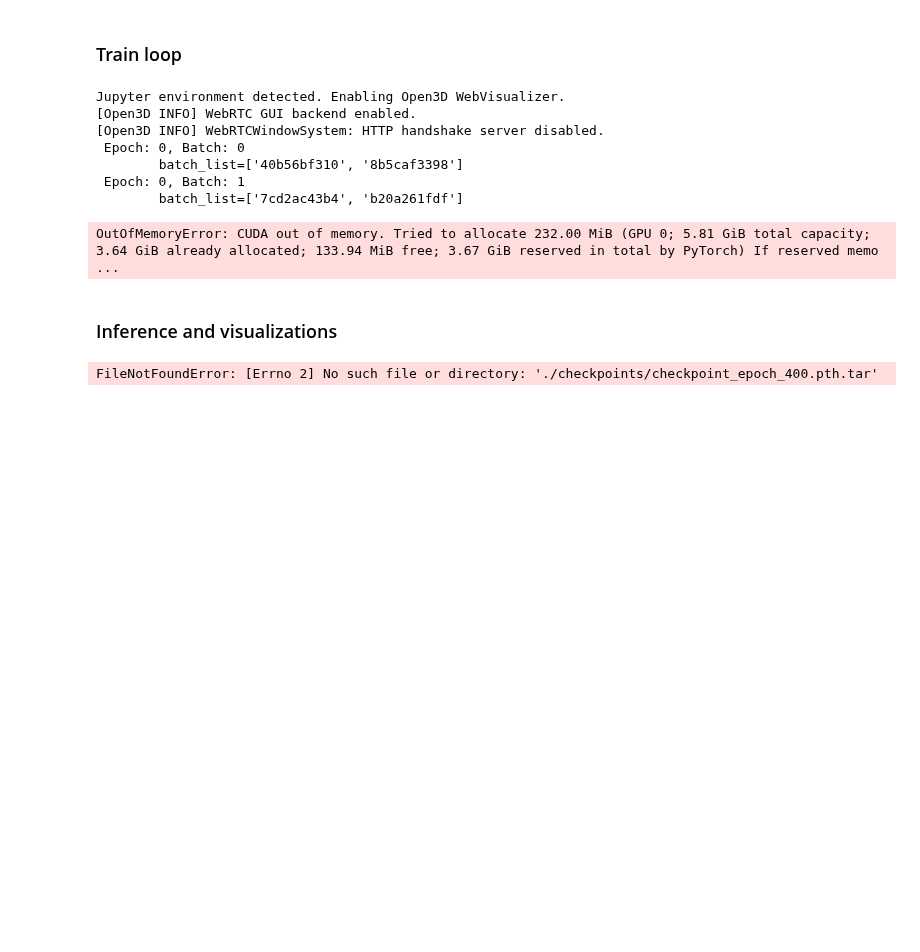
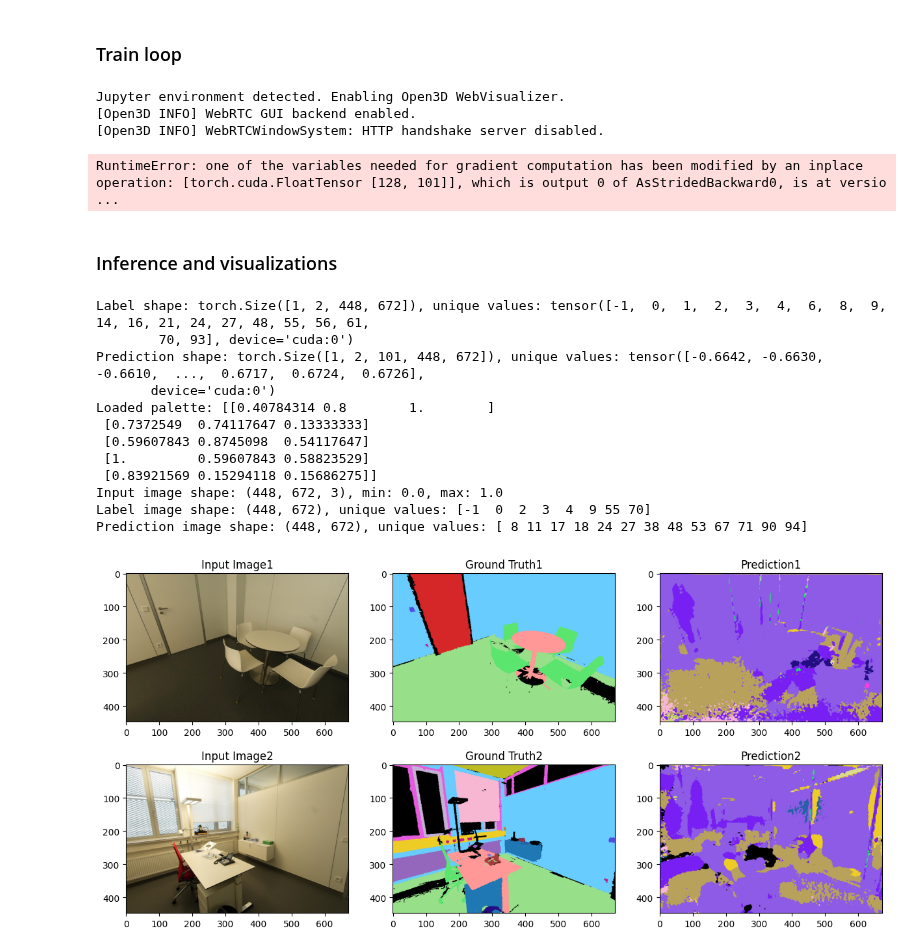
Before and after one commit to HUQiancheng/new-script, a Jupyter notebook: train.ipynb, the cells around one changed output. Cells and saved outputs as stored; diff of their text form; code cells hidden in the pictures; blank space fills up the shorter version.

```diff
--- a/train.ipynb
+++ b/train.ipynb
@@ -209,7 +209,7 @@ save_interval = 10  # Save a checkpoint every 10 epochs
 for epoch in range(start_epoch, num_epochs):
 
     model.train() # set 2D network to eval mode when training 3D network
-    running_loss_2d = 0.0
+
     running_loss = 0.0
     running_corrects1 = 0
     running_corrects2 = 0
@@ -219,8 +219,7 @@ for epoch in range(start_epoch, num_epochs):
     for i, images in enumerate(train_loader):
         #########################################
         # 首先传递batch_list给3D网络
-        batch_list = images['scene_id']
-        print(f' Epoch: {epoch}, Batch: {i}\n\tbatch_list={batch_list}')
+
 
         #########################################
         # 得到2D的输入和labels
@@ -294,21 +293,22 @@ for epoch in range(start_epoch, num_epochs):
         loss2d_1.backward(retain_graph=True)
         optimizer_2d.step()
 
-        loss2d_2.backward()
+        loss2d_2.backward(retain_graph=True)
         optimizer_2d.step()
 
         # Calculate the total loss to print
         loss2d = (loss2d_1 + loss2d_2)/2
+        # loss2d.backward()
 
         running_loss += loss2d.item()
 
-        # # 计算准确率
-        corrects1 = calculate_accuracy(outputs1, labels1, IGNORE_INDEX)
-        running_corrects1 += corrects1 * inputs.size(0)
-        corrects2 = calculate_accuracy(outputs2, labels2, IGNORE_INDEX)
-        running_corrects2 += corrects2 * inputs.size(0)
+        # # # 计算准确率
+        # corrects1 = calculate_accuracy(outputs1, labels1, IGNORE_INDEX)
+        # running_corrects1 += corrects1 * inputs.size(0)
+        # corrects2 = calculate_accuracy(outputs2, labels2, IGNORE_INDEX)
+        # running_corrects2 += corrects2 * inputs.size(0)
 
-        running_corrects = (running_corrects1 + running_corrects2) / 2
+        # running_corrects = (running_corrects1 + running_corrects2) / 2
 
         total_samples += inputs.size(0)
 
@@ -319,7 +319,7 @@ for epoch in range(start_epoch, num_epochs):
         # point_cloud_features2 = project_to_3d(outputs2, depth2, K2, R2, T2, ignore_index=IGNORE_INDEX)
         # # Concatenate the two point cloud features along the second dimension
         # point_cloud_features = torch.cat((point_cloud_features1, point_cloud_features2), dim=1)  # Shape: (batch_size, 2*num_points, 3 + num_classes)
-        # # print('Point cloud features shape:', point_cloud_features1.shape)
+        # print('Point cloud features shape:', point_cloud_features1.shape)
 
         # # # 这个就是我们需要得到的点云特征的数据了，形状为(B, N, 3 + C_classes)
         # save_path = f'./point_cloud_features_epoch_{epoch}_batch_{i}.pth'
@@ -342,9 +342,10 @@ for epoch in range(start_epoch, num_epochs):
 
         # 尝试接入3D网络
 
-        # spatial_shape = [30, 40, 40]
+        # spatial_shape = [41, 60, 60]
         # pc2tensor = PC2Tensor(device, spatial_shape)
         # spconv_tensor = pc2tensor(point_cloud_features)
+        # print(f'spconv: {spconv_tensor}')
         # print('3D Input shape:', spconv_tensor)
         # torch.save(spconv_tensor, f'./spconv_tensor_epoch_{epoch}_batch_{i}.pth')
 
@@ -428,21 +429,29 @@ writer.close()
 Jupyter environment detected. Enabling Open3D WebVisualizer.
 [Open3D INFO] WebRTC GUI backend enabled.
 [Open3D INFO] WebRTCWindowSystem: HTTP handshake server disabled.
- Epoch: 0, Batch: 0
-        batch_list=['40b56bf310', '8b5caf3398']
- Epoch: 0, Batch: 1
-        batch_list=['7cd2ac43b4', 'b20a261fdf']
-OutOfMemoryError: CUDA out of memory. Tried to allocate 232.00 MiB (GPU 0; 5.81 GiB total capacity; 3.64 GiB already allocated; 133.94 MiB free; 3.67 GiB reserved in total by PyTorch) If reserved memo ...
+RuntimeError: one of the variables needed for gradient computation has been modified by an inplace operation: [torch.cuda.FloatTensor [128, 101]], which is output 0 of AsStridedBackward0, is at versio ...
 # %% [markdown]
 ### Inference and visualizations
 # %%
 # Inference and visualize predictions
-inference_checkpoint_path = os.path.join(checkpoint_dir, 'checkpoint_epoch_400.pth.tar')
+inference_checkpoint_path = os.path.join(checkpoint_dir, 'checkpoint_epoch_190.pth.tar')
 inputs, labels, predictions = inference(model, val_loader, device, inference_checkpoint_path, num_samples=1)
 # Get the tensor inside the prediction
 
 ## 注意这里的visualize_predictions和visualize_dataloader，前者是用来展示预测结果的，后者是用来展示dataloader的
 ## 但是不得不说写的很栏，只是勉强跑通了
 visualize_predictions(inputs, labels, predictions, palette_file='scripts/utils/palette_scannet200.txt')
 # %% [output]
-FileNotFoundError: [Errno 2] No such file or directory: './checkpoints/checkpoint_epoch_400.pth.tar'
+Label shape: torch.Size([1, 2, 448, 672]), unique values: tensor([-1,  0,  1,  2,  3,  4,  6,  8,  9, 14, 16, 21, 24, 27, 48, 55, 56, 61,
+        70, 93], device='cuda:0')
+Prediction shape: torch.Size([1, 2, 101, 448, 672]), unique values: tensor([-0.6642, -0.6630, -0.6610,  ...,  0.6717,  0.6724,  0.6726],
+       device='cuda:0')
+Loaded palette: [[0.40784314 0.8        1.        ]
+ [0.7372549  0.74117647 0.13333333]
+ [0.59607843 0.8745098  0.54117647]
+ [1.         0.59607843 0.58823529]
+ [0.83921569 0.15294118 0.15686275]]
+Input image shape: (448, 672, 3), min: 0.0, max: 1.0
+Label image shape: (448, 672), unique values: [-1  0  2  3  4  9 55 70]
+Prediction image shape: (448, 672), unique values: [ 8 11 17 18 24 27 38 48 53 67 71 90 94]
+[figure, added]
```
Also changed, not shown: parts of 2 cells of this notebook, 5 other files.
